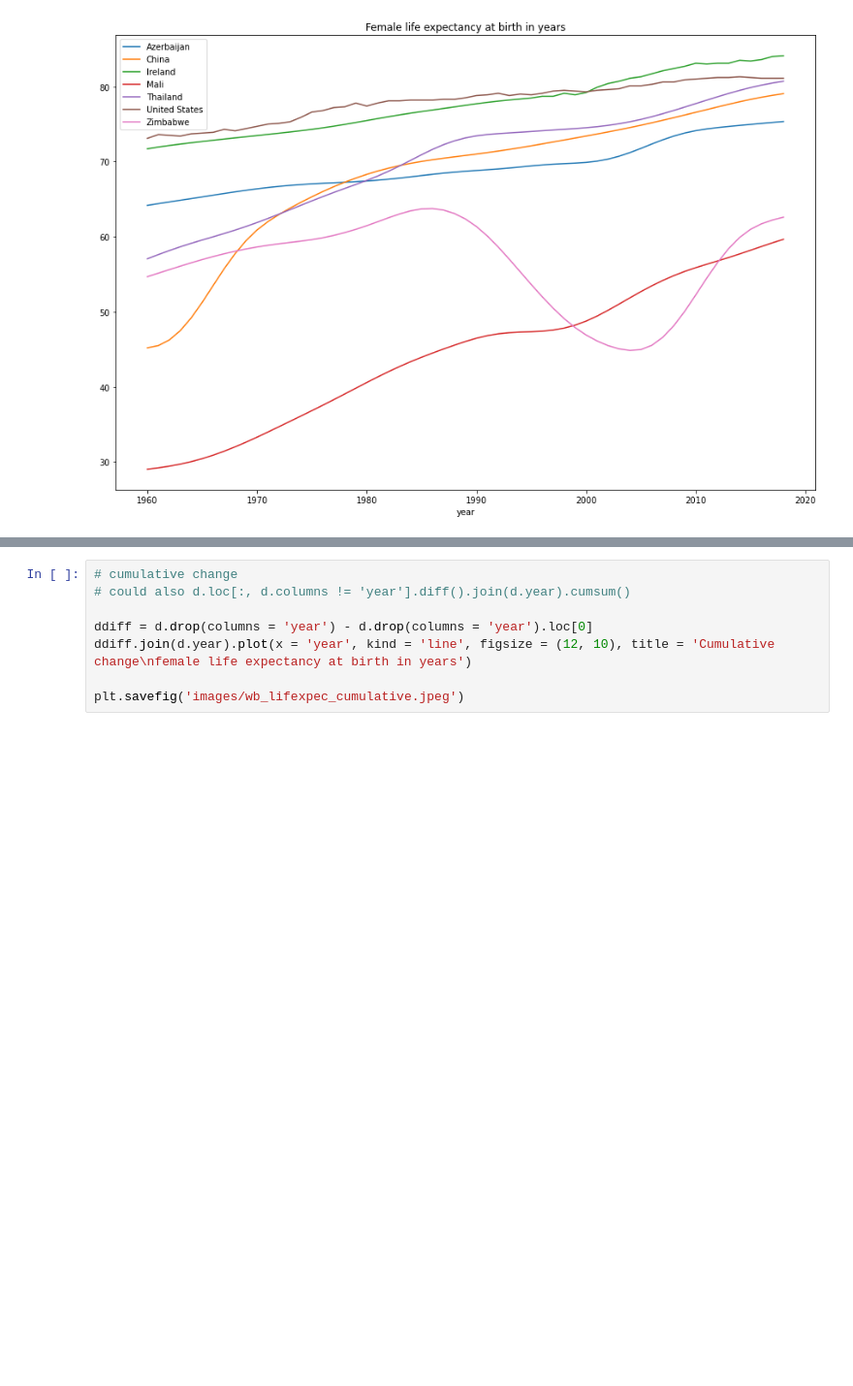
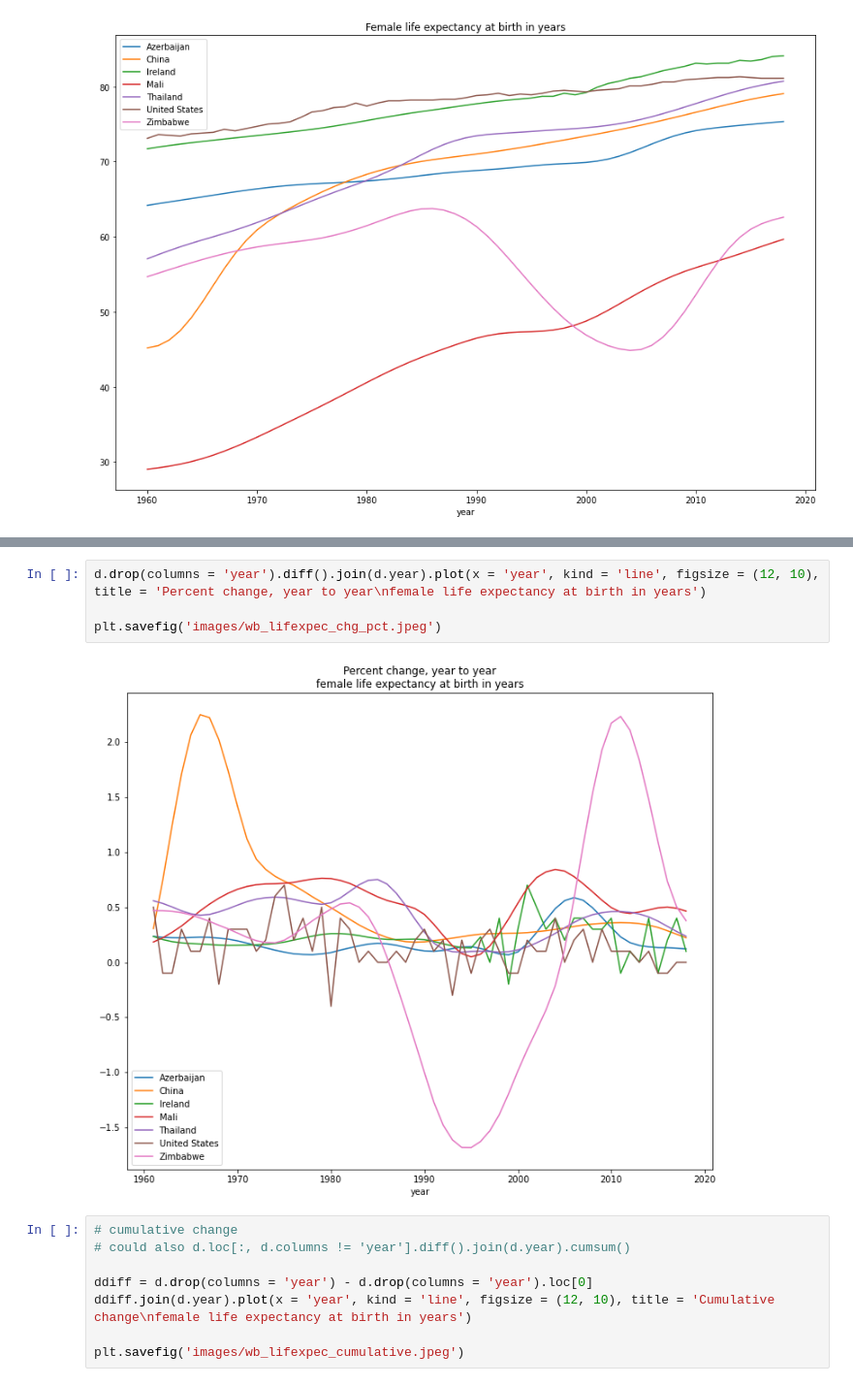
Before and after one commit to brendanrbrown/stor155_sp21, a Jupyter notebook: notebooks/wb_health.ipynb, the cells around one changed output, grey strips where cells are left out. Shown at 97% size. Drawn from its saved outputs; the diff is of its cells as text; blank space fills up the shorter version.

```diff
--- a/notebooks/wb_health.ipynb
+++ b/notebooks/wb_health.ipynb
@@ -34,3 +36,9 @@ plt.savefig('images/wb_lifexpec_chg.jpeg')
+# %%
+d.drop(columns = 'year').diff().join(d.year).plot(x = 'year', kind = 'line', figsize = (12, 10), title = 'Percent change, year to year\nfemale life expectancy at birth in years')
+
+plt.savefig('images/wb_lifexpec_chg_pct.jpeg')
+# %% [output]
+[figure, added]
 # %%
 # cumulative change
 # could also d.loc[:, d.columns != 'year'].diff().join(d.year).cumsum()
```
Also changed, not shown: parts of 2 cells of this notebook, 2 other files.
